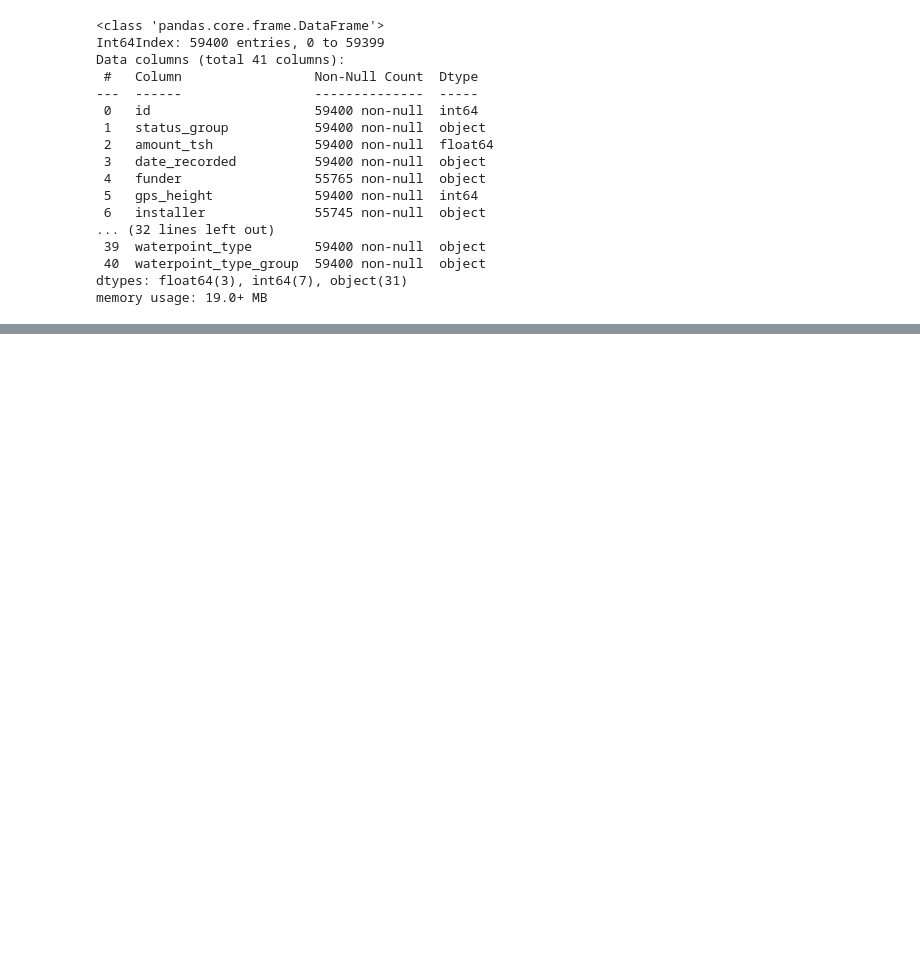
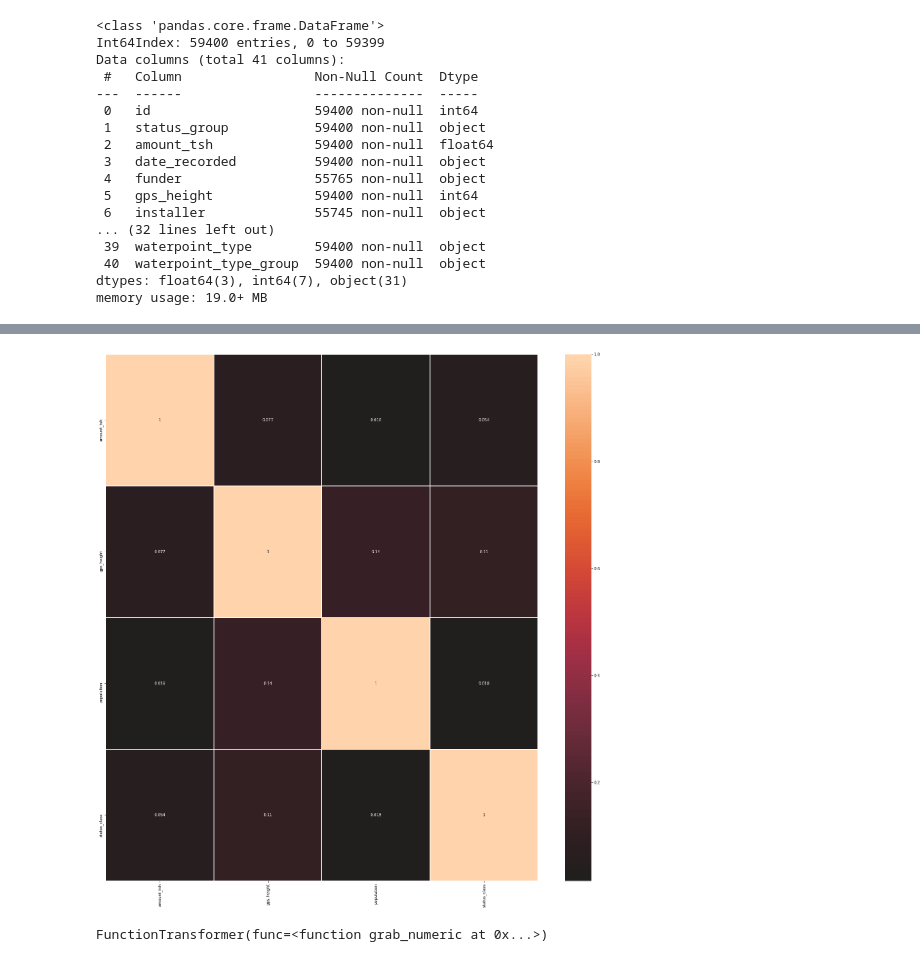
Before and after one commit to jsiddiqui85/Phase-3-Project, a Jupyter notebook: P3 EDA Notebook.ipynb, the cells around one changed output, grey strips where cells are left out. Saved outputs shown, nothing was run; the diff lists cells and outputs as text; code cells hidden in the pictures; blank space fills up the shorter version.

```diff
--- a/P3 EDA Notebook.ipynb
+++ b/P3 EDA Notebook.ipynb
@@ -195,4 +335,21 @@ df_merge = df_merge.drop(['id',
                           'subvillage',
                           'recorded_by',
                           'scheme_name',
-                          ], axis = 1)
+                          'waterpoint_type_group',
+                          'source_type',
+                          'quantity_group',
+                          'quality_group',
+                          'latitude',
+                          'longitude',
+                          'payment',
+                          'management_group',
+                          'district_code',
+                          'region_code',
+                          'wpt_name',
+                          'funder',
+                          'installer',
+                          'public_meeting',
+                          'scheme_management',
+                          'permit',
+                          'construction_year'
+                         ], axis = 1)
@@ -242,0 +378,3 @@ dtype: int64
+# %%
+df_merge['status_class'] = df_merge.status_group.map({"non functional":0, "functional needs repair":1, "functional":2})
+df_merge
@@ -242,0 +395,12 @@ dtype: int64
+# %%
+# Use pearson method for correlation mean
+correlation_mean = df_merge.corr(method = 'pearson')
+
+# Create correlation matrix
+fig, ax = plt.subplots(figsize=(25,25))
+ax = sns.heatmap(correlation_mean, center=0, linewidths=1, annot=True)
+ax.set_xticklabels(ax.get_xticklabels(), rotation=90)
+ax.set_yticklabels(ax.get_xticklabels())
+plt.show()
+# %% [output]
+[figure, added]
@@ -242,0 +424,4 @@ dtype: int64
+# %%
+GrabNumeric.fit(X_train)
+# %% [output]
+FunctionTransformer(func=<function grab_numeric at 0x...>)
```
Also changed, not shown: parts of 46 cells of this notebook.
